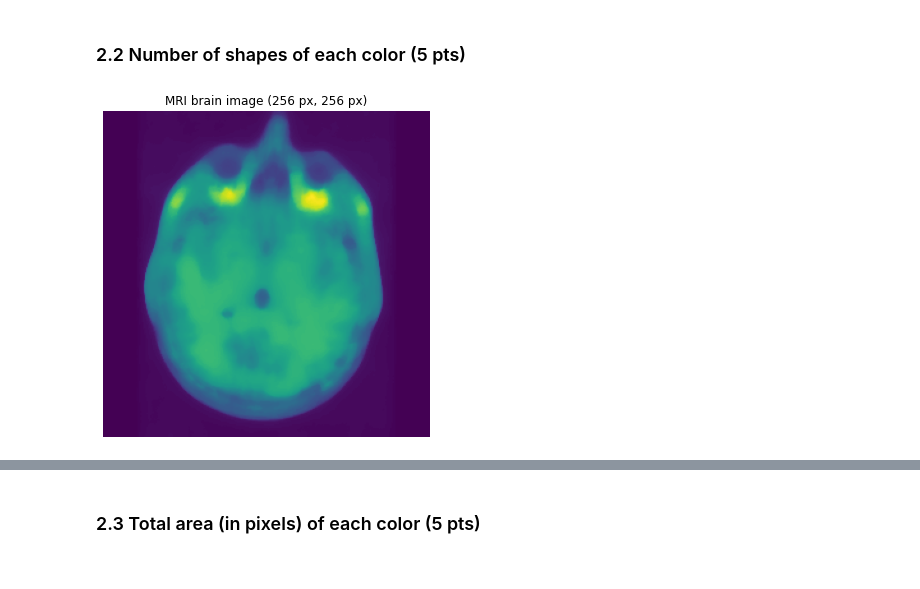
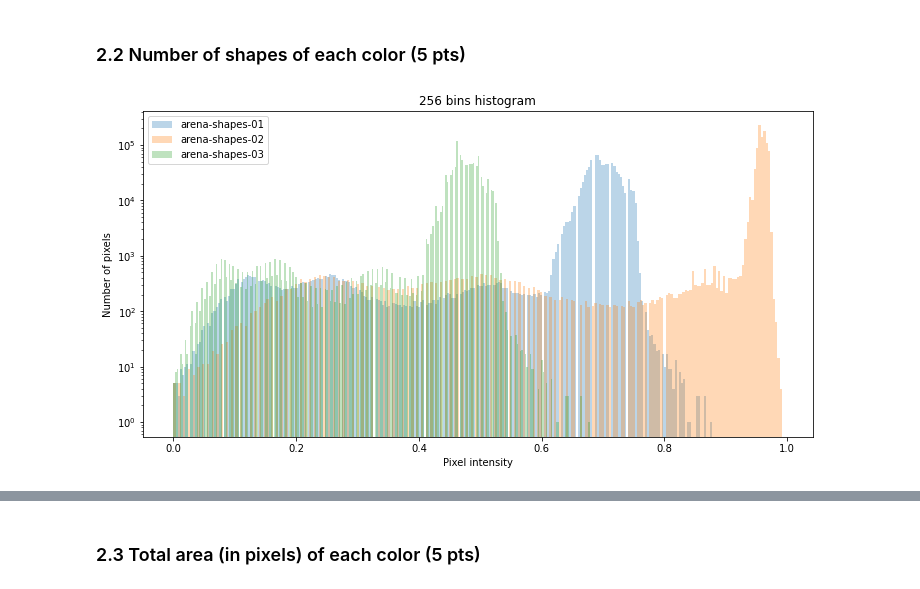
Before and after one commit to benhaj/ImageAnalysisPatternRecognition-labs, a Jupyter notebook: labs/lab_01_segmentation-Copy1.ipynb, the cells around one changed output, grey strips where cells are left out. Drawn from its saved outputs; the diff is of its cells as text; code cells hidden in the pictures.

```diff
--- a/labs/lab_01_segmentation-Copy1.ipynb
+++ b/labs/lab_01_segmentation-Copy1.ipynb
@@ -520,6 +511,24 @@ You will find hereafter three pictures taken under three different illuminations
 2. Compute the total area (in pixels) of each color (5pts).
 
 Please note that one specific challenge is to be robust to illumination changes. Therefore some kind of intensity normalization should probably be used.
+# %%
+def histogram(images, im_names, exclude_white=True, label_kind='avg'):
+    nb_bins = 256
+    plt.figure(figsize=(12, 6))
+    iterator = zip(np.empty(len(images)), images, im_names)
+    for l, im, nm in iterator:
+        im_ = im.copy()
+        im_ = im_.ravel()
+        if exclude_white:
+            im_ = im_[im_ < 0.99]
+        plt.hist(im_, bins=nb_bins, label=nm, alpha=0.3)
+    plt.xlabel('Pixel intensity')
+    plt.ylabel('Number of pixels')
+    if not exclude_white:
+        plt.yscale('log')
+    plt.legend()
+    plt.title('256 bins histogram')
+    plt.show()
 # %% [markdown]
 ### 2.1 Visualization
 # %%
@@ -547,26 +556,7 @@ plt.show()
 [figure]
 # %% [markdown]
 ### 2.2 Number of shapes of each color (5 pts)
-# %%
-# Add your implementation and discussion
-from skimage import filters
-from skimage.color.adapt_rgb import adapt_rgb, each_channel, hsv_value
-
-
-img = images[0, :, :, :]
-
-@adapt_rgb(each_channel)
-def median_each(img):
-    return filters.median(img, disk(10))
-
-
-filtered  = median_each(image)
-
-
-fig, ax = plt.subplots(1, 1, figsize=(6, 6))
-ax.imshow(filtered)
-ax.set_title('MRI brain image ({} px, {} px)'.format(im_h, im_w))
-ax.axis('off')
-plt.show()
-# %% [output]
-[figure, removed]
+# %%
+histogram(images/255, im_names, exclude_white=False)
+# %% [output]
+[figure, added]
```
Also changed, not shown: parts of 17 cells of this notebook.
